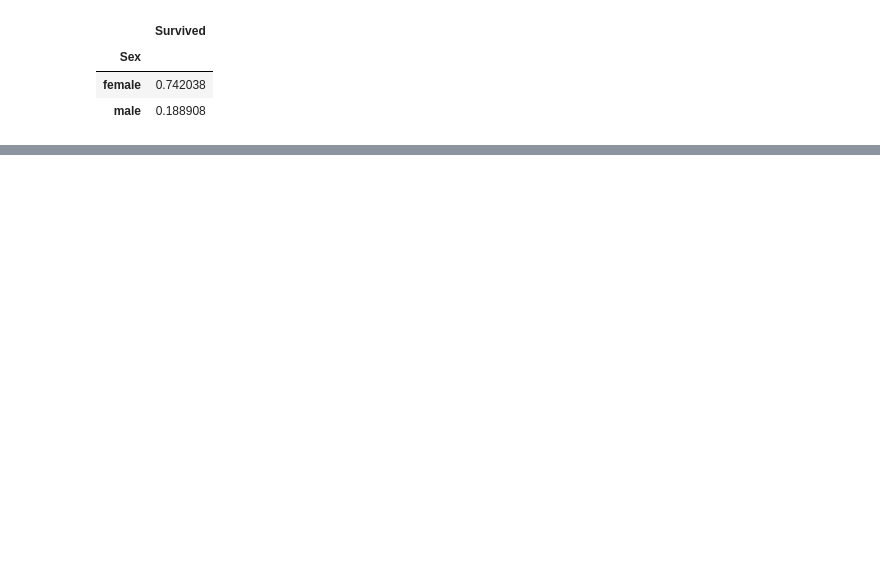
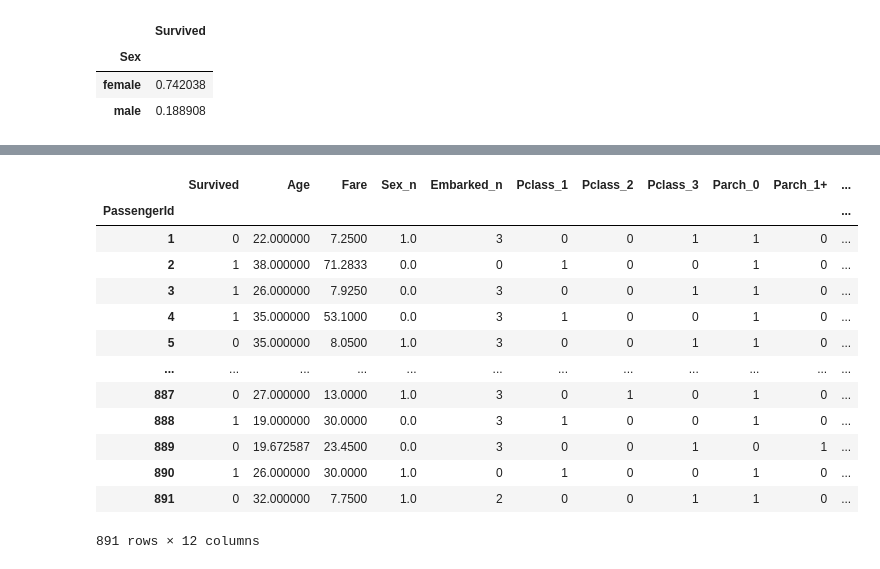
Before and after one commit to ilrd/Binary_Classification, a Jupyter notebook: notebooks/EDA.ipynb, the cells around one changed output, grey strips where cells are left out. Cells and saved outputs as stored; diff of their text form; code cells hidden in the pictures; blank space fills up the shorter version.

```diff
--- a/notebooks/EDA.ipynb
+++ b/notebooks/EDA.ipynb
@@ -339,0 +373,3 @@ test_df_save.to_csv("../data/test_processed.csv", index=None)
+# %%
+train_df_save = train_df[model_features]
+test_df_save = test_df[model_features[1:]]
@@ -339,0 +379,17 @@ test_df_save.to_csv("../data/test_processed.csv", index=None)
+# %%
+train_df_save
+# %% [output]
+|  | Survived | Age | Fare | Sex_n | Embarked_n | Pclass_1 | Pclass_2 | Pclass_3 | Parch_0 | Parch_1+ | ... |
+| PassengerId |  |  |  |  |  |  |  |  |  |  | ... |
+| 1 | 0 | 22.000000 | 7.2500 | 1.0 | 3 | 0 | 0 | 1 | 1 | 0 | ... |
+| 2 | 1 | 38.000000 | 71.2833 | 0.0 | 0 | 1 | 0 | 0 | 1 | 0 | ... |
+| 3 | 1 | 26.000000 | 7.9250 | 0.0 | 3 | 0 | 0 | 1 | 1 | 0 | ... |
+| 4 | 1 | 35.000000 | 53.1000 | 0.0 | 3 | 1 | 0 | 0 | 1 | 0 | ... |
+| 5 | 0 | 35.000000 | 8.0500 | 1.0 | 3 | 0 | 0 | 1 | 1 | 0 | ... |
+| ... | ... | ... | ... | ... | ... | ... | ... | ... | ... | ... | ... |
+| 887 | 0 | 27.000000 | 13.0000 | 1.0 | 3 | 0 | 1 | 0 | 1 | 0 | ... |
+| 888 | 1 | 19.000000 | 30.0000 | 0.0 | 3 | 1 | 0 | 0 | 1 | 0 | ... |
+| 889 | 0 | 19.672587 | 23.4500 | 0.0 | 3 | 0 | 0 | 1 | 0 | 1 | ... |
+| 890 | 1 | 26.000000 | 30.0000 | 1.0 | 0 | 1 | 0 | 0 | 1 | 0 | ... |
+| 891 | 0 | 32.000000 | 7.7500 | 1.0 | 2 | 0 | 0 | 1 | 1 | 0 | ... |
+891 rows × 12 columns
```
Also changed, not shown: parts of 16 cells of this notebook, 6 other files.
